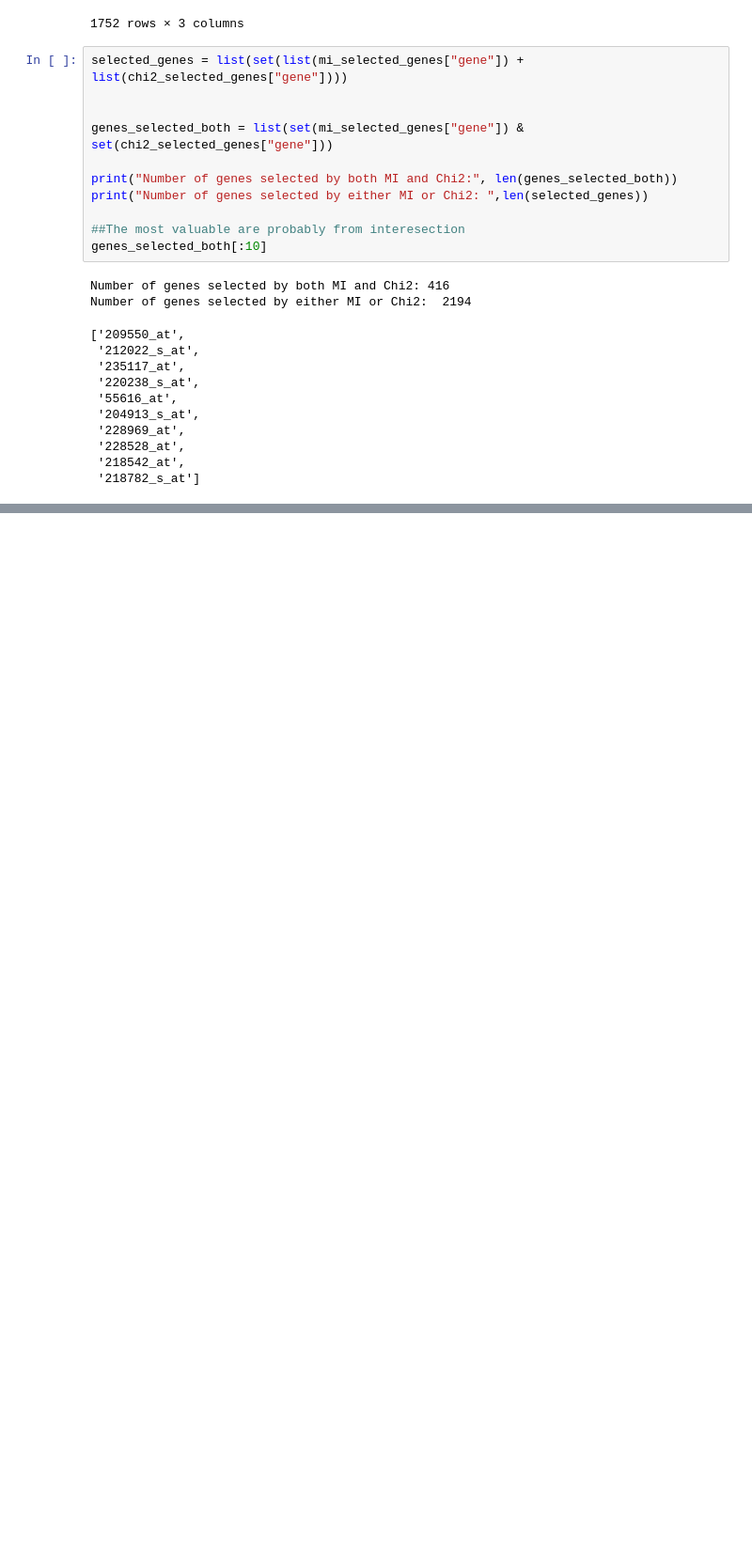
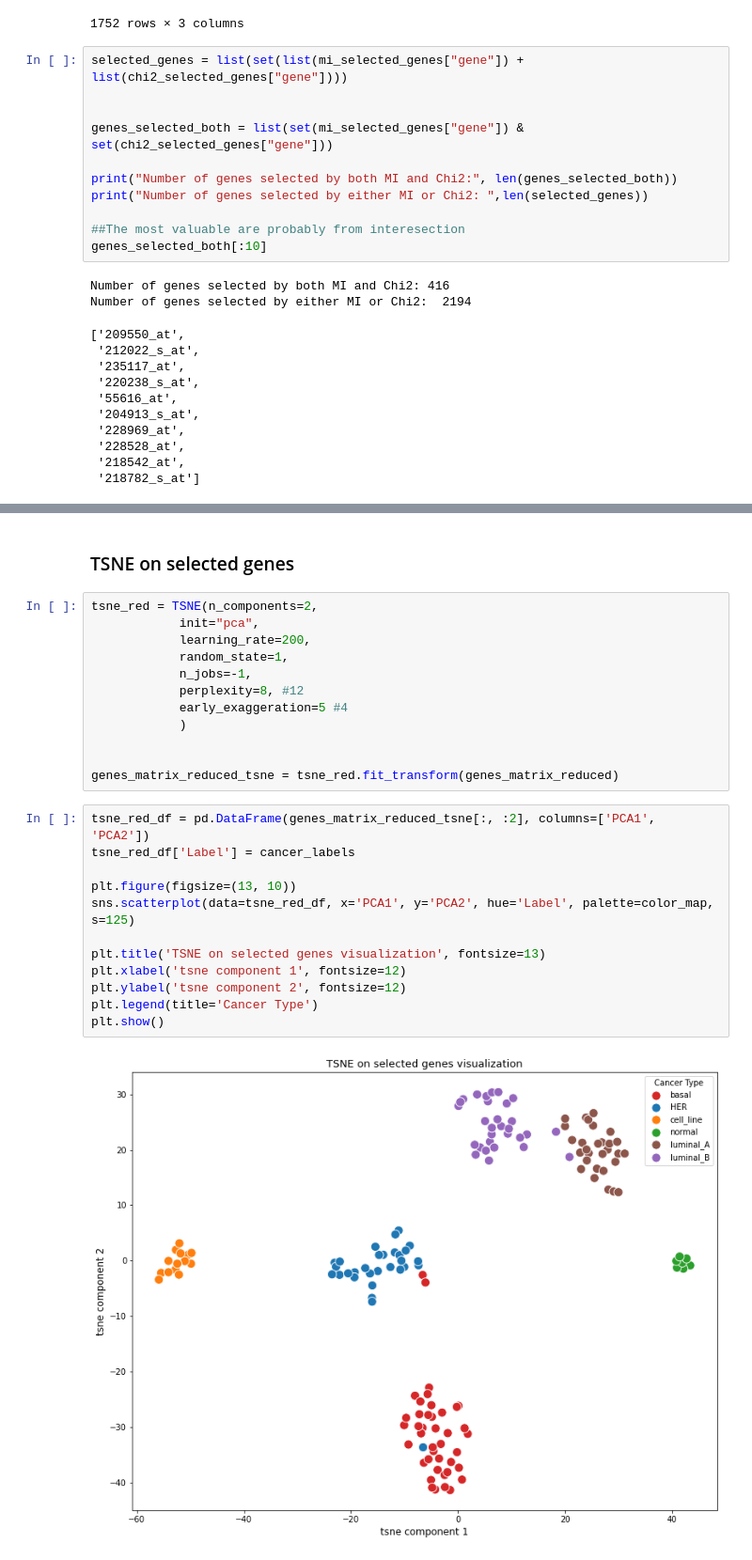
Before and after one commit to IceRocky/tsne_genes_analysis, a Jupyter notebook: breast_cancer_analysis.ipynb, the cells around one changed output, grey strips where cells are left out. Shown at 94% size. Drawn from its saved outputs; the diff is of its cells as text; blank space fills up the shorter version.

Commit message:
tsne now is able to separate different types better

```diff
--- a/breast_cancer_analysis.ipynb
+++ b/breast_cancer_analysis.ipynb
@@ -381,0 +382,28 @@ plt.show()
+# %% [markdown]
+### TSNE on selected genes
+# %%
+tsne_red = TSNE(n_components=2,
+            init="pca",
+            learning_rate=200,
+            random_state=1,
+            n_jobs=-1,
+            perplexity=8, #12
+            early_exaggeration=5 #4
+            )
+
+
+genes_matrix_reduced_tsne = tsne_red.fit_transform(genes_matrix_reduced)
+# %%
+tsne_red_df = pd.DataFrame(genes_matrix_reduced_tsne[:, :2], columns=['PCA1', 'PCA2'])
+tsne_red_df['Label'] = cancer_labels
+
+plt.figure(figsize=(13, 10))
+sns.scatterplot(data=tsne_red_df, x='PCA1', y='PCA2', hue='Label', palette=color_map, s=125)
+
+plt.title('TSNE on selected genes visualization', fontsize=13)
+plt.xlabel('tsne component 1', fontsize=12)
+plt.ylabel('tsne component 2', fontsize=12)
+plt.legend(title='Cancer Type')
+plt.show()
+# %% [output]
+[figure, added]
```
Also changed, not shown: parts of 11 cells of this notebook.
